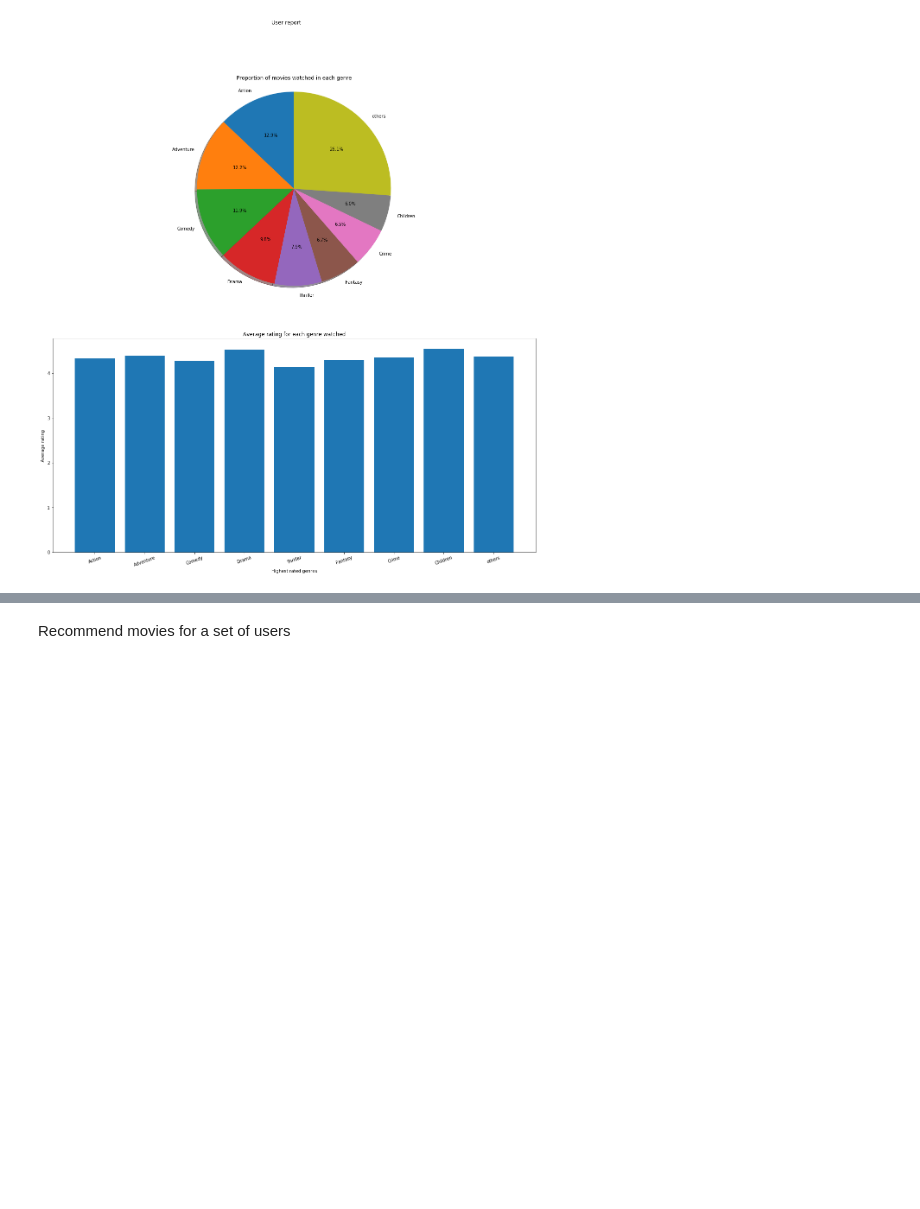
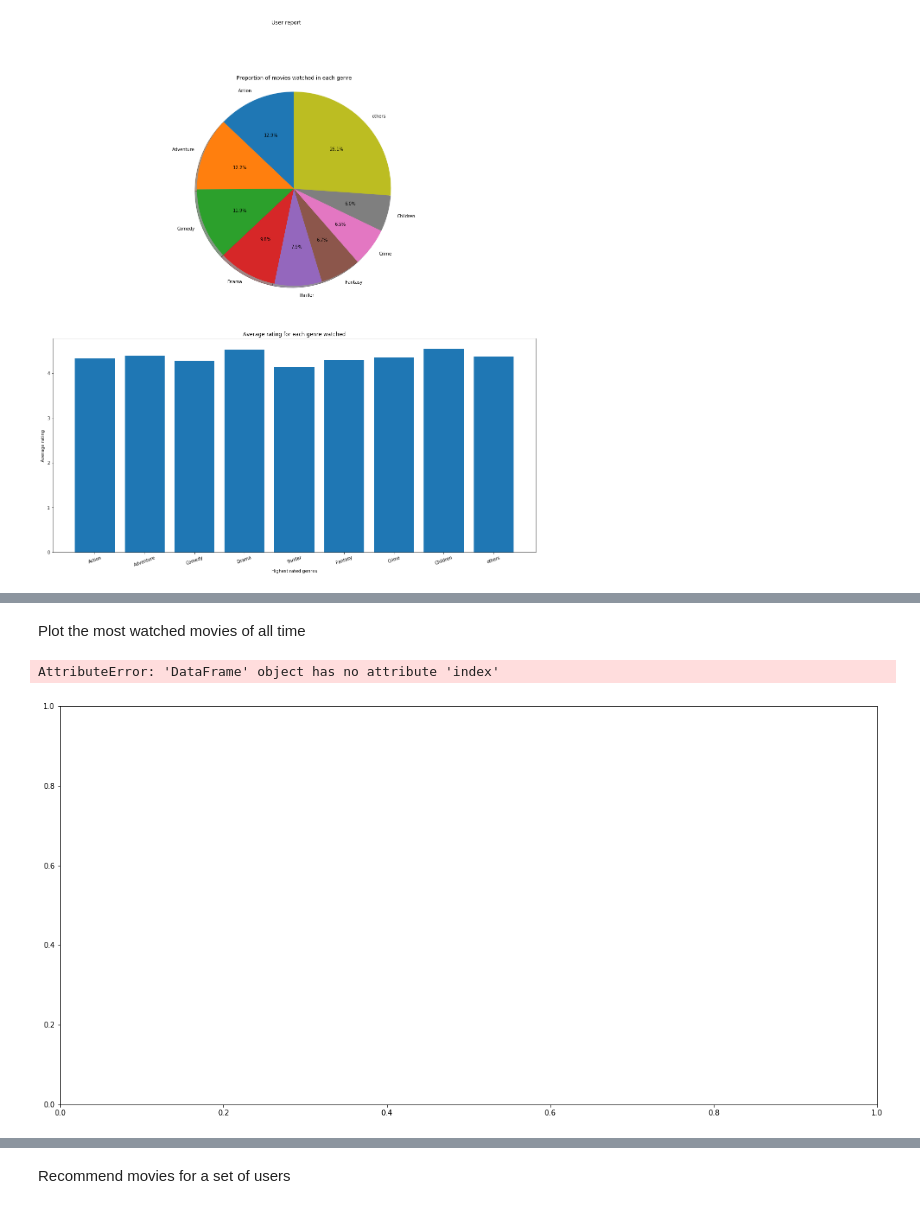
Before and after one commit to beatriceo/Spark, a Jupyter notebook: Interactive.ipynb, the cells around one changed output, grey strips where cells are left out. Saved outputs shown, nothing was run; the diff lists cells and outputs as text; code cells hidden in the pictures; blank space fills up the shorter version.

```diff
--- a/Interactive.ipynb
+++ b/Interactive.ipynb
@@ -214,0 +234,7 @@ plotting.gen_most_watched_year("1995", 10)
+# %% [markdown]
+Plot the most watched movies of all time
+# %%
+plotting.plot_generic_plotwatches(search.list_watches(10), 'watches')
+# %% [output]
+AttributeError: 'DataFrame' object has no attribute 'index'
+[figure, added]
```
Also changed, not shown: parts of 16 cells of this notebook, 2 other files.
